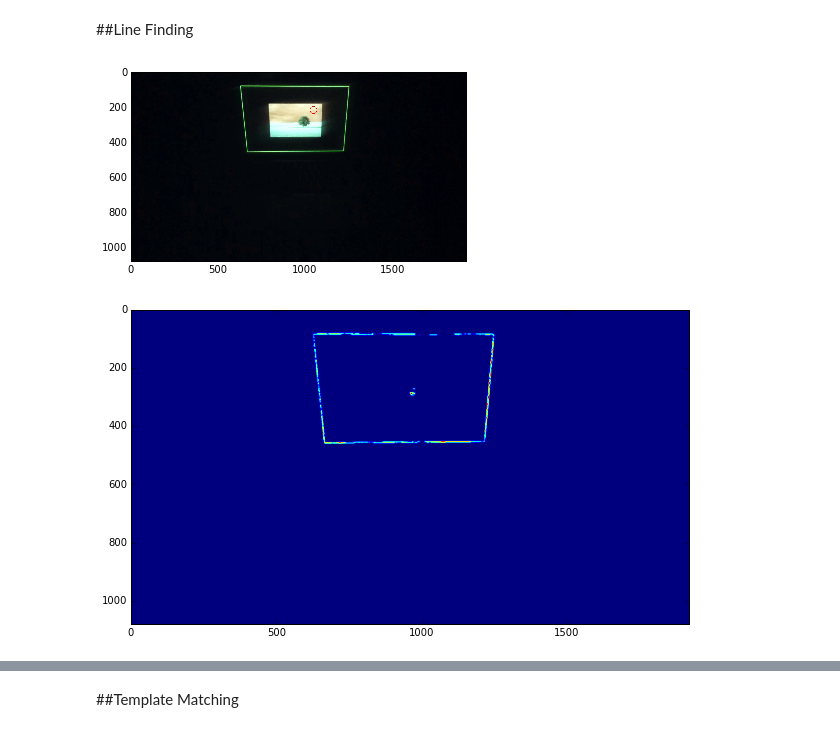
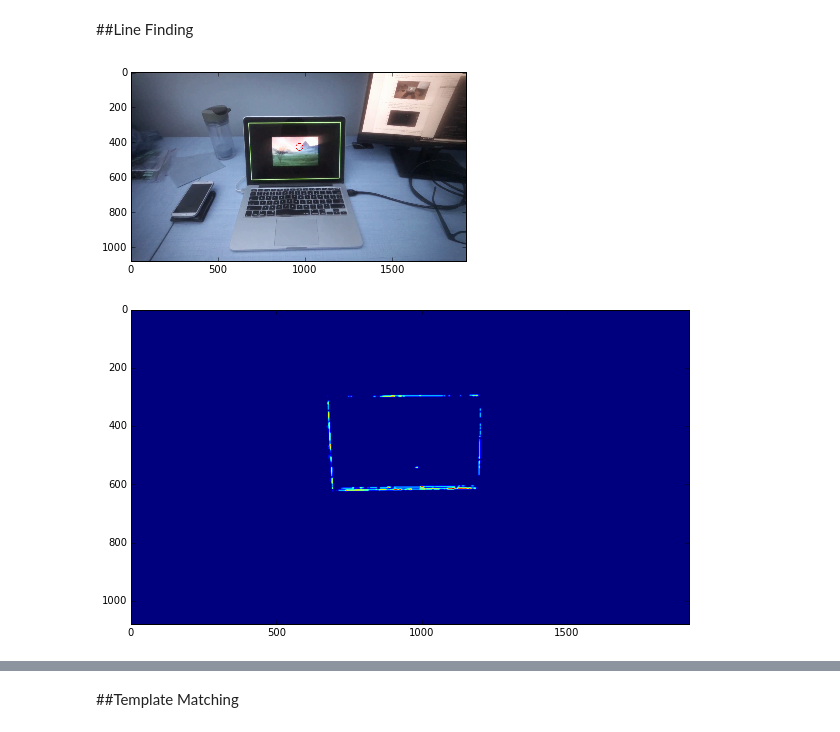
Before and after one commit to pearsonlab/cv-testing, a Jupyter notebook: find-screen.ipynb, the cells around one changed output, grey strips where cells are left out. Drawn from its saved outputs; the diff is of its cells as text; code cells hidden in the pictures.

```diff
--- a/find-screen.ipynb
+++ b/find-screen.ipynb
@@ -146,7 +137,8 @@ plt.imshow(trans_img);
 # %% [markdown]
 ##Line Finding
 # %%
-img = cv2.imread('images/tobii/border/frames/dark_lines/frame1400.bmp')
+img = cv2.imread('images/tobii/border/frames/light_lines/frame1000.bmp')
+# img = cv2.imread('images/tobii/border/dropped/frame648.bmp')
 plt.imshow(img);
 # %% [output]
-[figure, old version]
+[figure, new version]
@@ -153,10 +151,10 @@ plt.imshow(img);
 # %%
-green_img = ((img[:,:,1]>180) & (img[:,:,0]<140) & (img[:,:,2]<140)).astype('uint8')
+green_img = ((norm[:, :, 1] > 0.5)).astype('uint8')
 green_img[green_img == 1] = 255
 green_img = cv2.GaussianBlur(green_img, (9, 9), 2, None, 2)
 plt.figure(figsize=(10,10))
 plt.imshow(green_img);
 # %% [output]
-[figure, old version]
+[figure, new version]
 # %%
 # Probabalistic (line segments)
```
Also changed, not shown: parts of 23 cells of this notebook, 2 other files.
